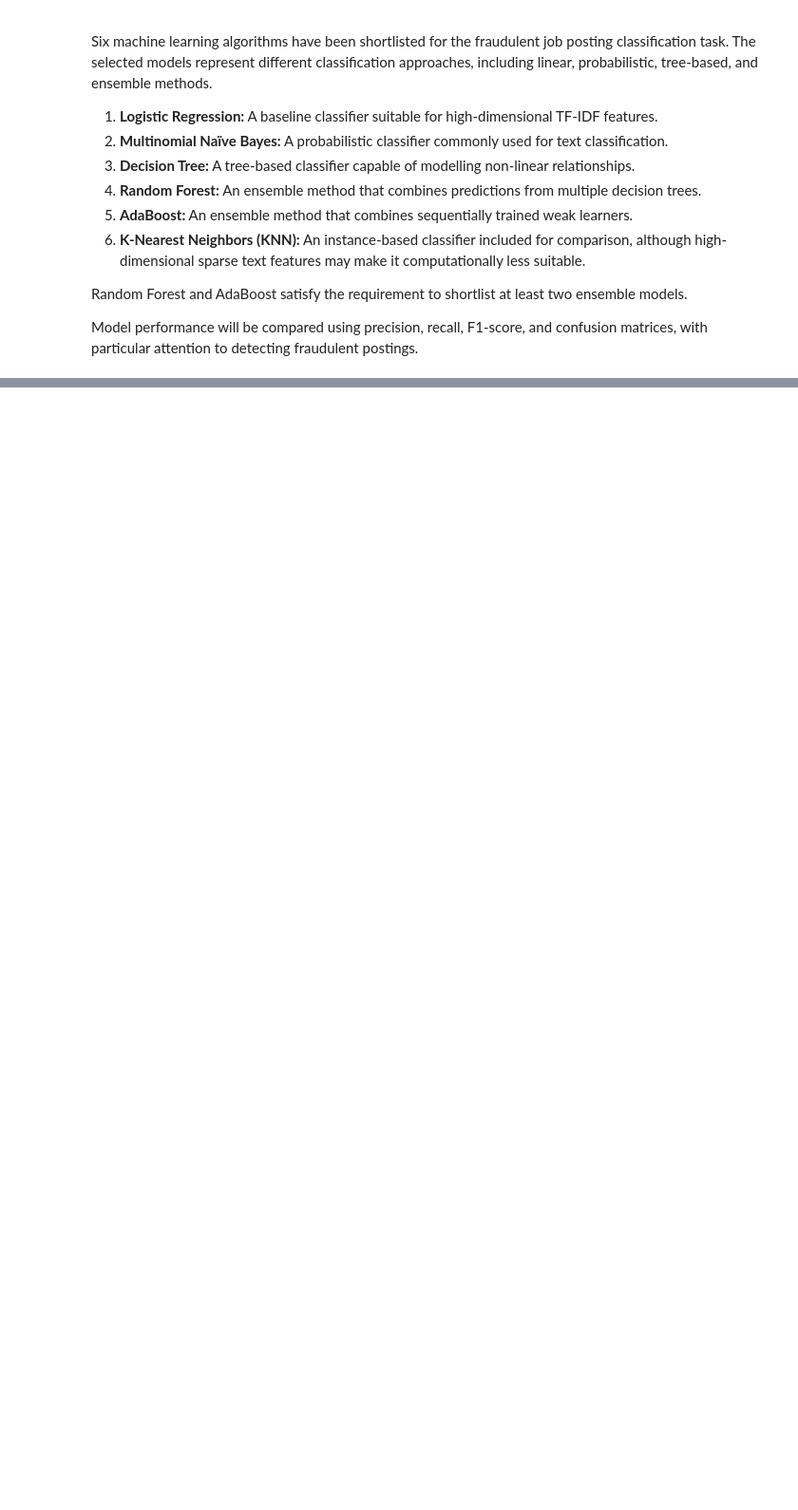
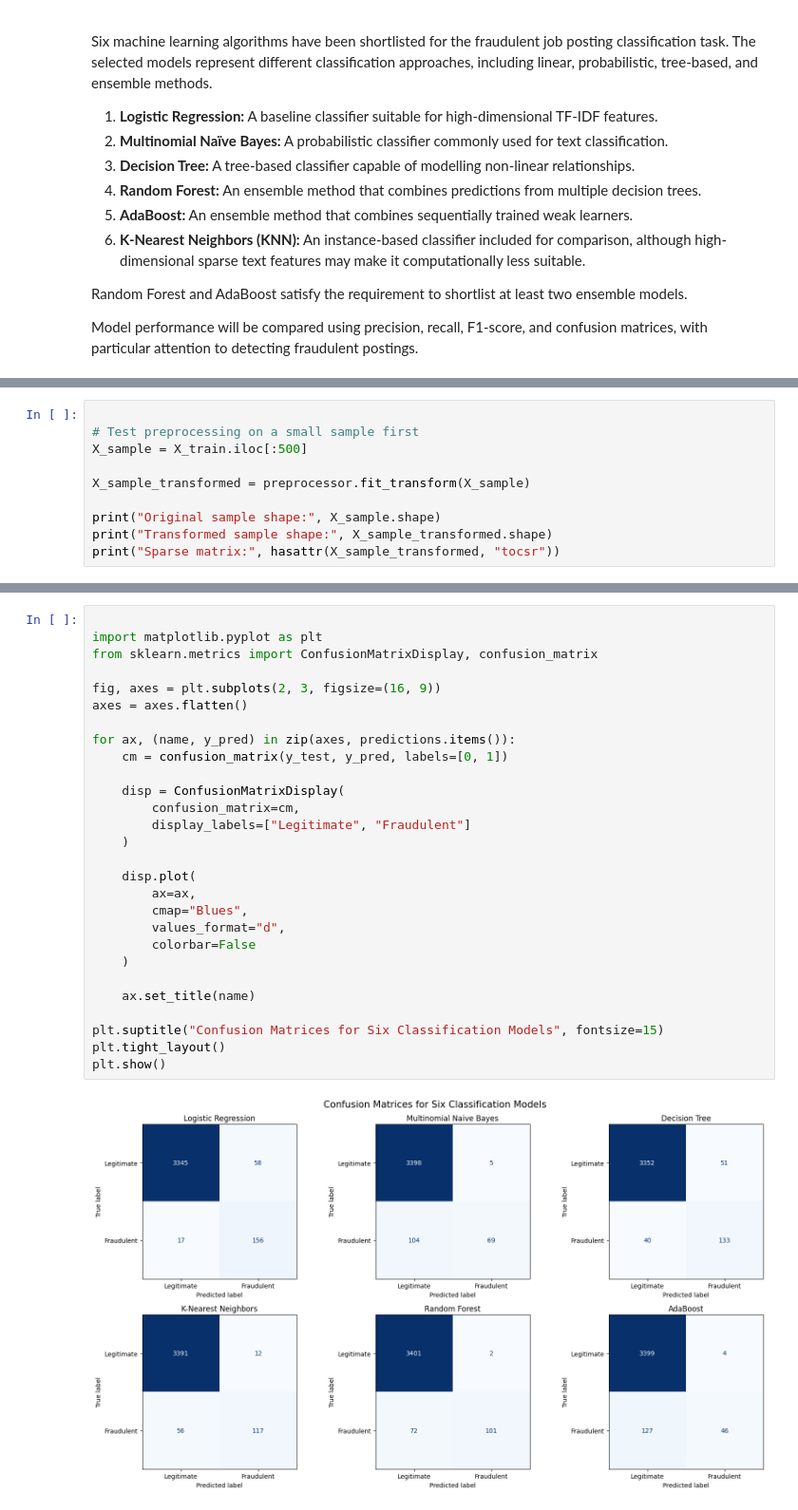
Before and after one commit to auyashas/fake-job-posting-analyzer, a Jupyter notebook: fakeJobPostAnalyzer.ipynb, the cells around one changed output, grey strips where cells are left out. Shown at 95% size. Saved outputs shown, nothing was run; the diff lists cells and outputs as text; blank space fills up the shorter version.

Commit message:
Complete model training, evaluation, and save Logistic Regression model

```diff
--- a/fakeJobPostAnalyzer.ipynb
+++ b/fakeJobPostAnalyzer.ipynb
@@ -439,0 +581,10 @@ Model performance will be compared using precision, recall, F1-score, and confus
+# %%
+
+# Test preprocessing on a small sample first
+X_sample = X_train.iloc[:500]
+
+X_sample_transformed = preprocessor.fit_transform(X_sample)
+
+print("Original sample shape:", X_sample.shape)
+print("Transformed sample shape:", X_sample_transformed.shape)
+print("Sparse matrix:", hasattr(X_sample_transformed, "tocsr"))
@@ -439,0 +775,30 @@ Model performance will be compared using precision, recall, F1-score, and confus
+# %%
+
+import matplotlib.pyplot as plt
+from sklearn.metrics import ConfusionMatrixDisplay, confusion_matrix
+
+fig, axes = plt.subplots(2, 3, figsize=(16, 9))
+axes = axes.flatten()
+
+for ax, (name, y_pred) in zip(axes, predictions.items()):
+    cm = confusion_matrix(y_test, y_pred, labels=[0, 1])
+
+    disp = ConfusionMatrixDisplay(
+        confusion_matrix=cm,
+        display_labels=["Legitimate", "Fraudulent"]
+    )
+
+    disp.plot(
+        ax=ax,
+        cmap="Blues",
+        values_format="d",
+        colorbar=False
+    )
+
+    ax.set_title(name)
+
+plt.suptitle("Confusion Matrices for Six Classification Models", fontsize=15)
+plt.tight_layout()
+plt.show()
+# %% [output]
+[figure, added]
```
Also changed, not shown: parts of 20 cells of this notebook.
